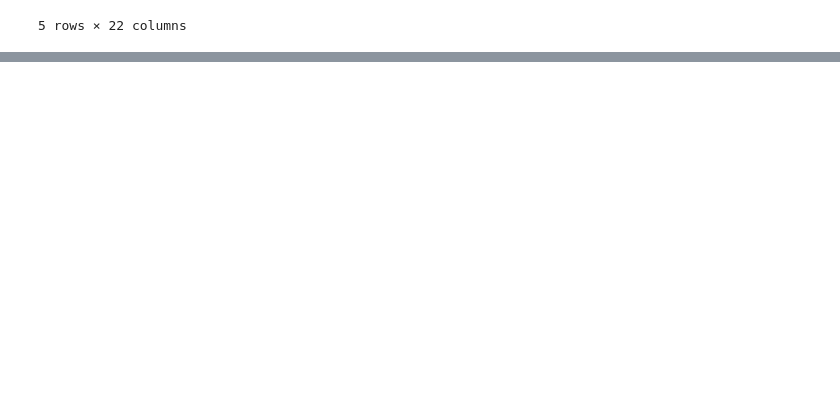
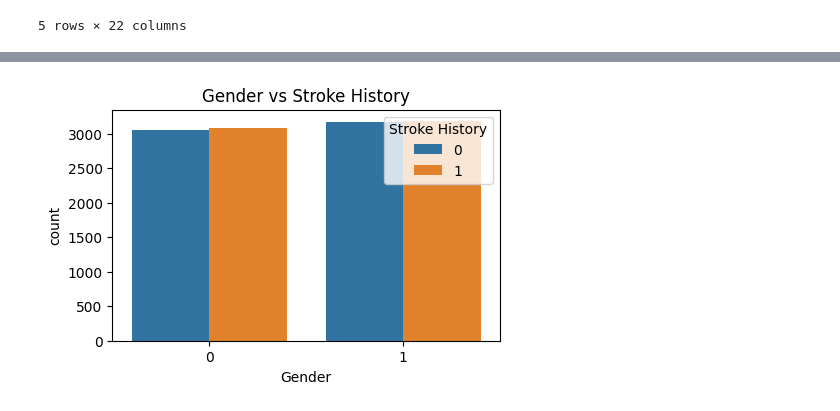
Before and after one commit to NusratRupu/Stroke-Prediction, a Jupyter notebook: Notebook/Stroke_prediction.ipynb, the cells around one changed output, grey strips where cells are left out. Cells and saved outputs as stored; diff of their text form; code cells hidden in the pictures; blank space fills up the shorter version.

```diff
--- a/Notebook/Stroke_prediction.ipynb
+++ b/Notebook/Stroke_prediction.ipynb
@@ -26,0 +136,9 @@ for col in data.select_dtypes(include='object').columns:
+# %%
+# Visualize Gender vs Stroke History
+if 'Gender' in data.columns:
+    plt.figure(figsize=(5,3))
+    sns.countplot(x='Gender', hue='Stroke History', data=data)
+    plt.title('Gender vs Stroke History')
+    plt.show()
+# %% [output]
+[figure, added]
```
Also changed, not shown: parts of 10 cells of this notebook.
